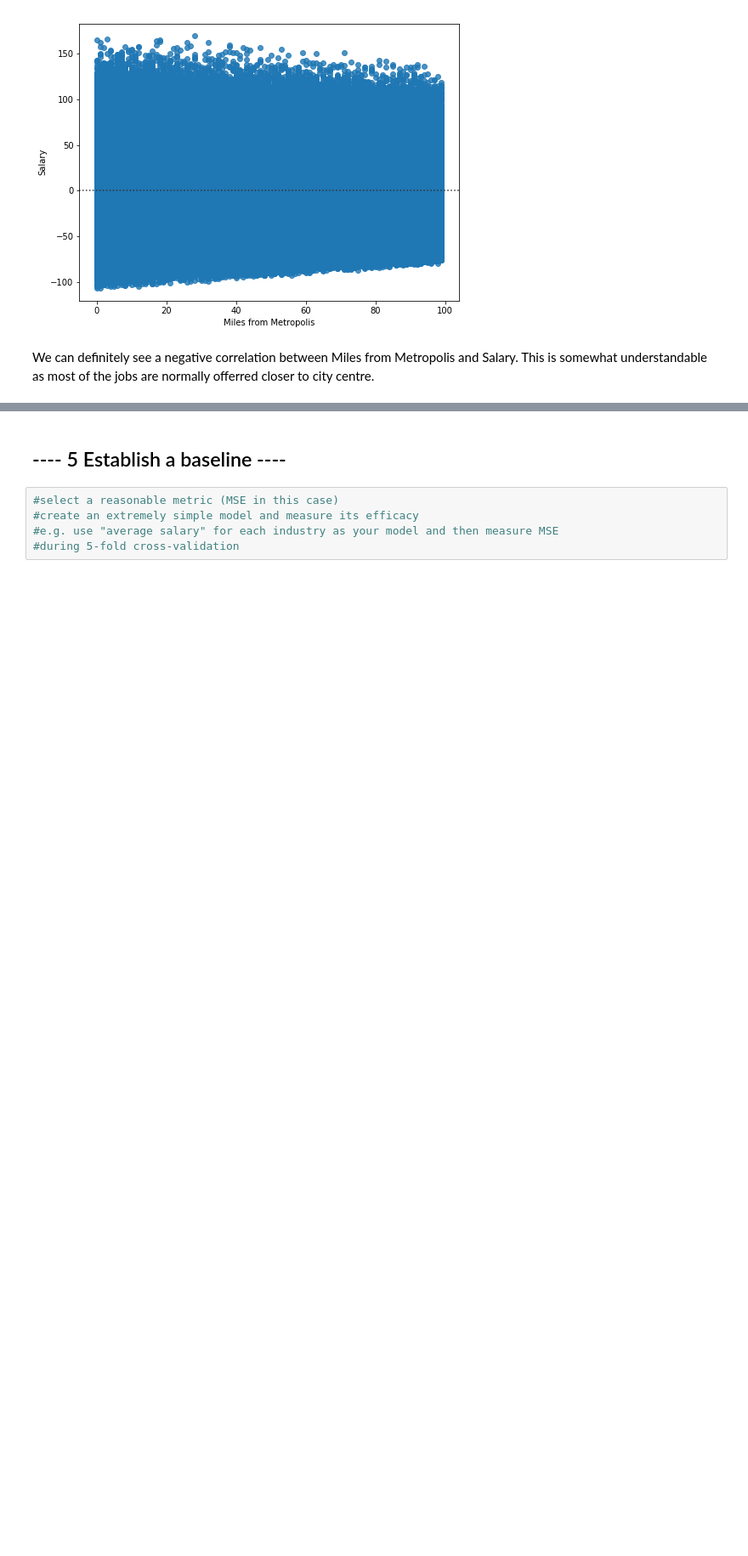
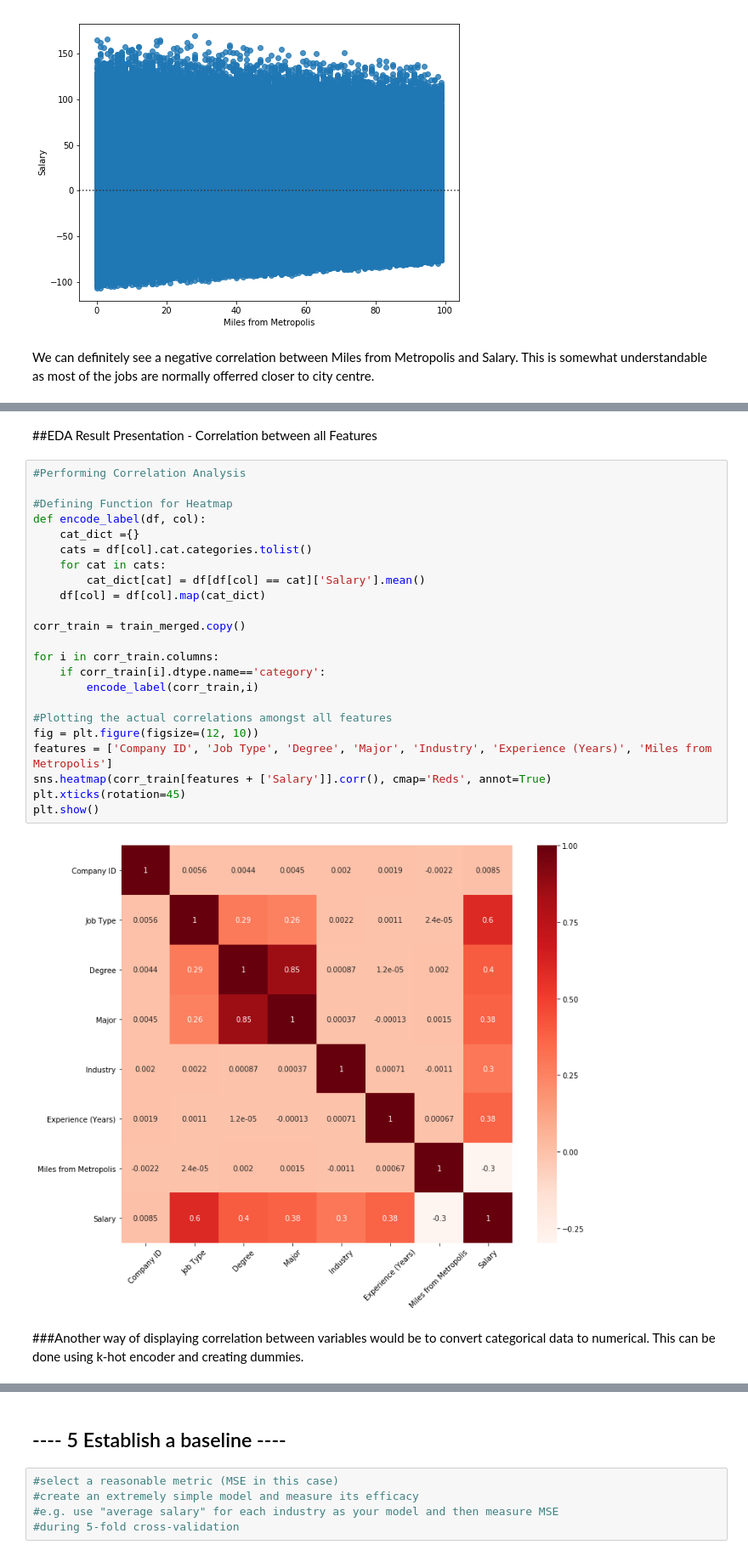
Before and after one commit to MrYoupiter/Salary_Prediction_Portfolio, a Jupyter notebook: SalaryPredictionProject.ipynb, the cells around one changed output, grey strips where cells are left out. Shown at 85% size. Drawn from its saved outputs; the diff is of its cells as text; blank space fills up the shorter version.

```diff
--- a/SalaryPredictionProject.ipynb
+++ b/SalaryPredictionProject.ipynb
@@ -594,0 +626,29 @@ We can definitely see a negative correlation between Miles from Metropolis and S
+# %% [markdown]
+##EDA Result Presentation - Correlation between all Features
+# %%
+#Performing Correlation Analysis
+
+#Defining Function for Heatmap
+def encode_label(df, col):
+    cat_dict ={}
+    cats = df[col].cat.categories.tolist()
+    for cat in cats:
+        cat_dict[cat] = df[df[col] == cat]['Salary'].mean()
+    df[col] = df[col].map(cat_dict)
+
+corr_train = train_merged.copy()
+
+for i in corr_train.columns:
+    if corr_train[i].dtype.name=='category':
+        encode_label(corr_train,i)
+
+#Plotting the actual correlations amongst all features
+fig = plt.figure(figsize=(12, 10))
+features = ['Company ID', 'Job Type', 'Degree', 'Major', 'Industry', 'Experience (Years)', 'Miles from Metropolis']
+sns.heatmap(corr_train[features + ['Salary']].corr(), cmap='Reds', annot=True)
+plt.xticks(rotation=45)
+plt.show()
+# %% [output]
+[figure, added]
+# %% [markdown]
+###Another way of displaying correlation between variables would be to convert categorical data to numerical. This can be done using k-hot encoder and creating dummies.
```
Also changed, not shown: parts of 8 cells of this notebook.
